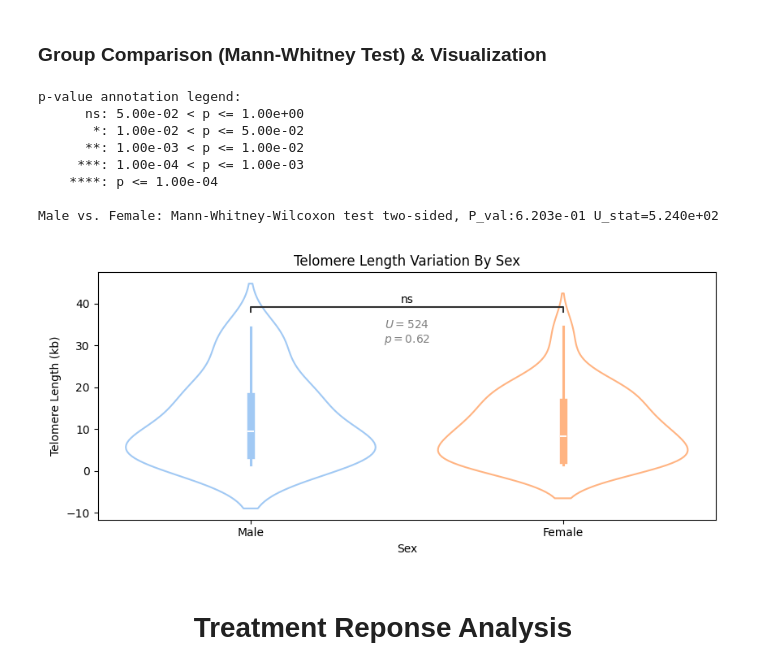
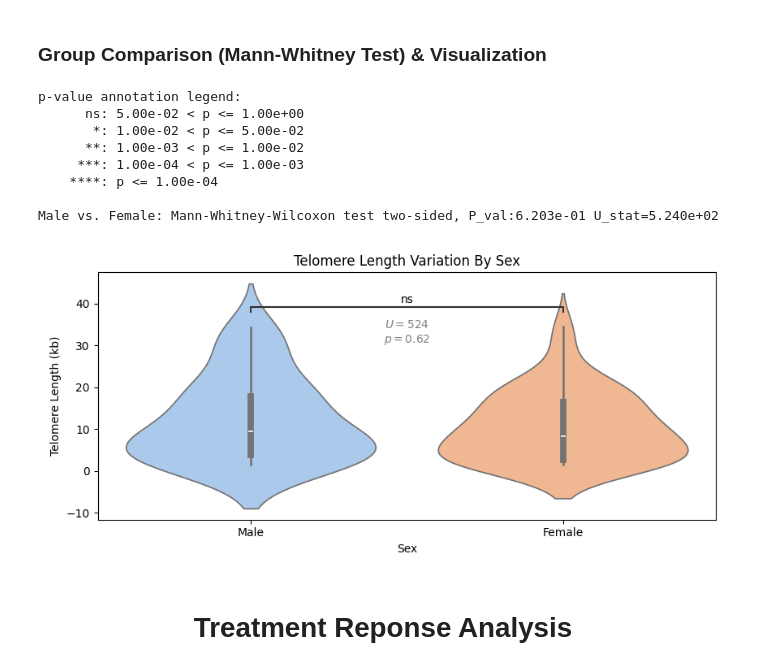
Before and after one commit to akaeii/telomere-mental-health, a Jupyter notebook: exploratory_data_analysis.ipynb, the cells around one changed output. Saved outputs shown, nothing was run; the diff lists cells and outputs as text; code cells hidden in the pictures.

```diff
--- a/exploratory_data_analysis.ipynb
+++ b/exploratory_data_analysis.ipynb
@@ -37,5 +38,5 @@ memory usage: 34.6 KB
 # %%
-age = data["age"]
-sex = data["sex"]
+age = data["age"].copy()
+sex = data["sex"].copy()
 sex_labels = sex.map({1:"Male", 2:"Female"})
-telomere_length = data["telomere_length"]
+telomere_length = data["telomere_length"].copy()
@@ -91,34 +112,34 @@ pg.homoscedasticity(data=sex_tl_temp, dv="telomere_length", group="sex", method=
 # %%
 sex_tl_fig, sex_tl_axis = plt.subplots(1,1, figsize=(8.5,4))
 sex_tl_axis.set(title="Telomere Length Variation By Sex",
                    xlabel="Sex", ylabel="Telomere Length (kb)")
 
 sns.violinplot(x=sex_labels, y=telomere_length,hue=sex_labels,
-               fill=False)
+               fill=True)
 
 
 annotator = Annotator(ax=sex_tl_axis, pairs=[("Male", "Female")], x=sex_labels, y=telomere_length)
 annotator.configure(test='Mann-Whitney', alpha=0.05, text_format="star", loc="inside")
 annotator.apply_and_annotate()
 
 sex_tl_axis.text(0.5,33,
                  f"$U = 524$"
                  f"\n$p = 0.62$",
                  alpha=0.5,
                  ha="center",
                  va="center")
 
 sex_tl_fig.tight_layout()
 sex_tl_fig.savefig("figures/Telomere Length Variation By Sex (Mann-Whitney).png", dpi=300)
 # %% [output]
 p-value annotation legend:
       ns: 5.00e-02 < p <= 1.00e+00
        *: 1.00e-02 < p <= 5.00e-02
       **: 1.00e-03 < p <= 1.00e-02
      ***: 1.00e-04 < p <= 1.00e-03
     ****: p <= 1.00e-04
 
 Male vs. Female: Mann-Whitney-Wilcoxon test two-sided, P_val:6.203e-01 U_stat=5.240e+02
-[figure, old version]
+[figure, new version]
 # %% [markdown]
 <h1 style="text-align:center">Treatment Reponse Analysis</h1>
```
Also changed, not shown: parts of 16 cells of this notebook, 6 other files.
